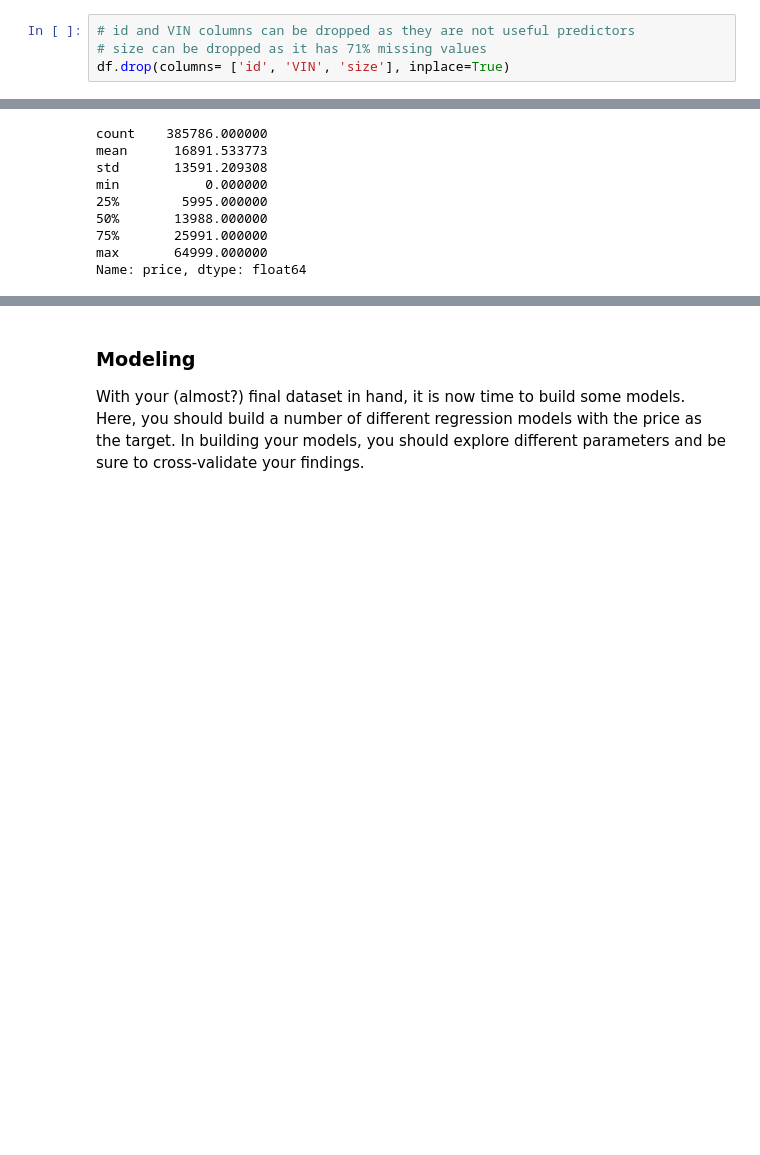
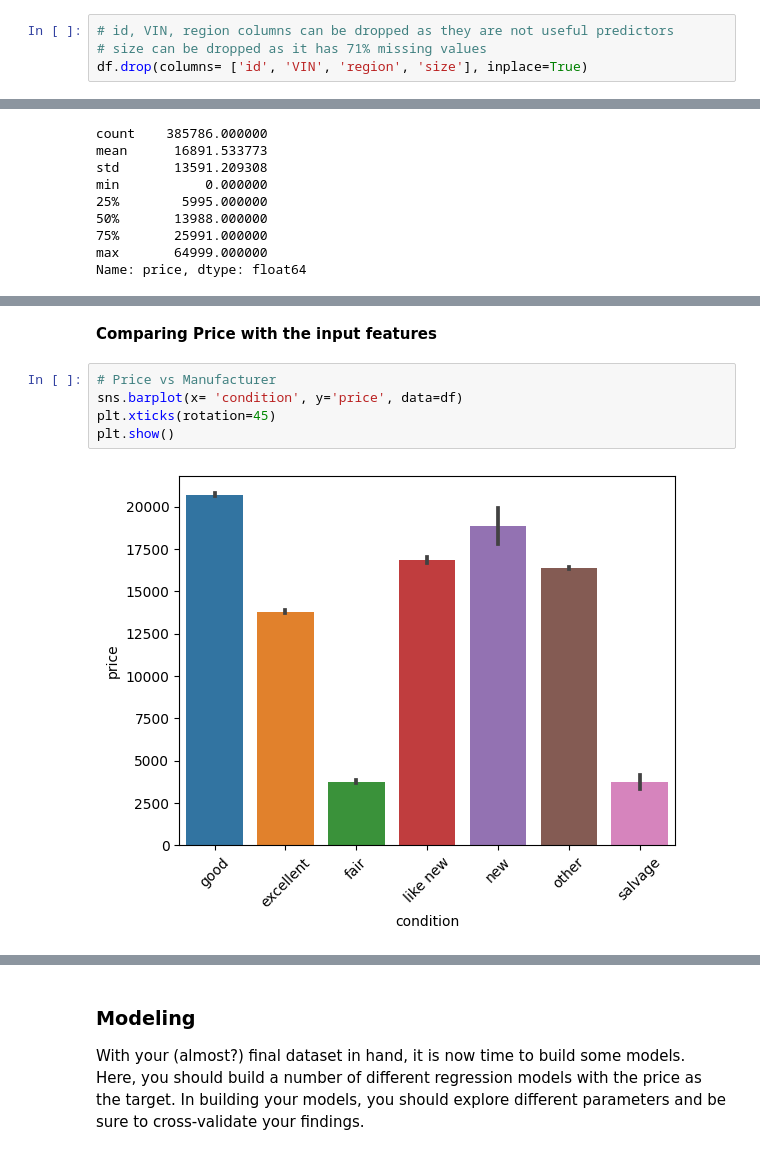
Before and after one commit to swethag04/ml-projects, a Jupyter notebook: used-car-price-analysis/used-car-price-analysis.ipynb, the cells around one changed output, grey strips where cells are left out. Saved outputs shown, nothing was run; the diff lists cells and outputs as text; blank space fills up the shorter version.

```diff
--- a/used-car-price-analysis/used-car-price-analysis.ipynb
+++ b/used-car-price-analysis/used-car-price-analysis.ipynb
@@ -191,7 +378,7 @@ dtype: float64
 # %%
-# id and VIN columns can be dropped as they are not useful predictors
+# id, VIN, region columns can be dropped as they are not useful predictors
 # size can be dropped as it has 71% missing values
-df.drop(columns= ['id', 'VIN', 'size'], inplace=True)
+df.drop(columns= ['id', 'VIN', 'region', 'size'], inplace=True)
 # %%
 # Dropping rows that have < 5% missing values in columns
 df.dropna(subset = ['year', 'manufacturer', 'model', 'fuel', 'odometer', 'title_status', 'transmission'], inplace=True)
@@ -312,0 +466,9 @@ df['manufacturer'].value_counts().plot(kind='bar')
+# %% [markdown]
+**Comparing Price with the input features**
+# %%
+# Price vs Manufacturer
+sns.barplot(x= 'condition', y='price', data=df)
+plt.xticks(rotation=45)
+plt.show()
+# %% [output]
+[figure, added]
```
Also changed, not shown: parts of 69 cells of this notebook.
